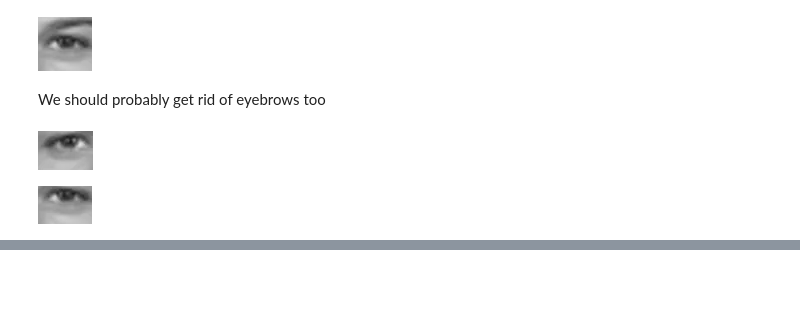
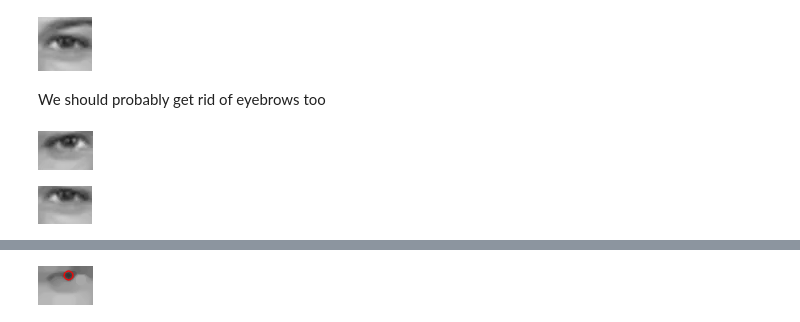
Before and after one commit to Naaafis/Low-Cost_Eye-Tracker, a Jupyter notebook: face_and_eye_detector_test.ipynb, the cells around one changed output, grey strips where cells are left out. Saved outputs shown, nothing was run; the diff lists cells and outputs as text; code cells hidden in the pictures; blank space fills up the shorter version.

```diff
--- a/face_and_eye_detector_test.ipynb
+++ b/face_and_eye_detector_test.ipynb
@@ -188,0 +200,20 @@ display(Image(io_buf.getvalue()))
+# %%
+# Set up the blob detector parameters
+params = cv2.SimpleBlobDetector_Params()
+params.minThreshold = 10
+params.maxThreshold = 200
+params.filterByArea = True
+params.minArea = 15
+params.filterByCircularity = True
+params.minCircularity = 0.1
+params.filterByConvexity = True
+params.minConvexity = 0.87
+params.filterByInertia = True
+params.minInertiaRatio = 0.01
+params.blobColor = 255
+
+params = cv2.SimpleBlobDetector_Params()
+params.filterByArea = True
+params.maxArea = 1500
+
+detector = cv2.SimpleBlobDetector_create(params)
@@ -188,0 +232,10 @@ display(Image(io_buf.getvalue()))
+# %%
+left_pupil = detector.detect(left)
+
+left = draw(left, left_pupil)
+
+ret, buffer = cv2.imencode('.png', left)
+io_buf = io.BytesIO(buffer)
+display(Image(io_buf.getvalue()))
+# %% [output]
+[figure, added]
```
Also changed, not shown: parts of 3 cells of this notebook.
